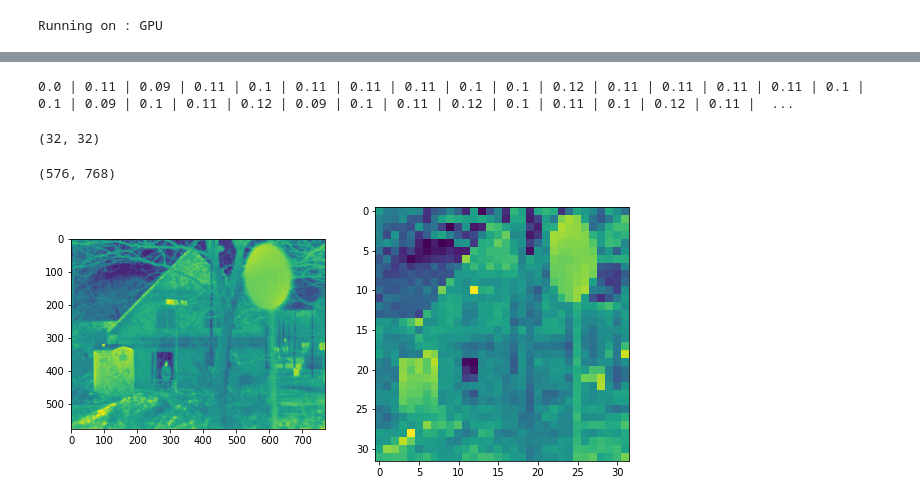
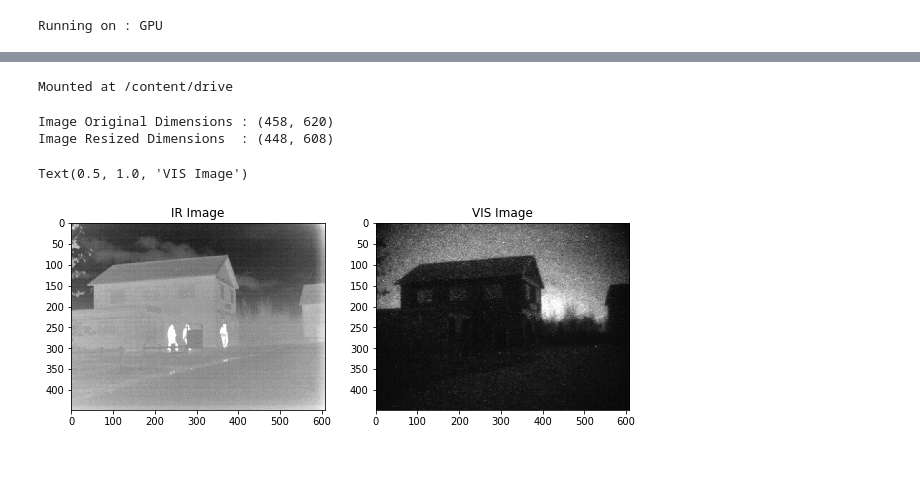
Before and after one commit to ParthikB/siamese, a Jupyter notebook: siamese_paper.ipynb, the cells around one changed output, grey strips where cells are left out. Drawn from its saved outputs; the diff is of its cells as text; code cells hidden in the pictures; blank space fills up the shorter version.

```diff
--- a/siamese_paper.ipynb
+++ b/siamese_paper.ipynb
@@ -262,5 +266,0 @@ sns.heatmap(map)
-# %%
-for i in range(100):
-  print(round(map[0][i], 2), end=' | ')
-# %% [output]
-0.0 | 0.11 | 0.09 | 0.11 | 0.1 | 0.11 | 0.11 | 0.11 | 0.1 | 0.1 | 0.12 | 0.11 | 0.11 | 0.11 | 0.11 | 0.1 | 0.1 | 0.09 | 0.1 | 0.11 | 0.12 | 0.09 | 0.1 | 0.11 | 0.12 | 0.1 | 0.11 | 0.1 | 0.12 | 0.11 |  ...
@@ -275,18 +267,42 @@ irr = cv2.resize(ir, (32, 32))
-# %%
-irr.shape
-# %% [output]
-(32, 32)
-# %%
-plt.figure(figsize=(10, 10))
-
-plt.subplot(1, 2, 1)
-plt.imshow(ir)
-
-plt.subplot(1, 2, 2)
-plt.imshow(irr)
-
-print(ir.shape)
-# %% [output]
-(576, 768)
-[figure, removed]
+# %%
+from google.colab import drive
+drive.mount('/content/drive')
+# %% [output]
+Mounted at /content/drive
+# %%
+from PIL import Image
+import cv2
+
+def resize_image(img, row, col, slice):
+  return cv2.resize(img, (col-col%slice, row-row%slice))
+
+
+SLICE = 32
+
+ir = plt.imread('/content/drive/My Drive/Colab Notebooks/siamese_paper/dataset/IR.bmp')
+vis = plt.imread('/content/drive/My Drive/Colab Notebooks/siamese_paper/dataset/VIS.bmp')
+
+row, col = ir.shape
+print('Image Original Dimensions :', ir.shape)
+
+ir  = resize_image(ir,  row, col, slice=SLICE)
+vis = resize_image(vis, row, col, slice=SLICE)
+
+print('Image Resized Dimensions  :', ir.shape)
+ROW, COL = ir.shape
+
+plt.figure(figsize=(10, 10))
+
+plt.subplot(1, 2, 1)
+plt.imshow(ir, cmap='gray')
+plt.title('IR Image')
+
+plt.subplot(1, 2, 2)
+plt.imshow(vis, cmap='gray')
+plt.title('VIS Image')
+# %% [output]
+Image Original Dimensions : (458, 620)
+Image Resized Dimensions  : (448, 608)
+Text(0.5, 1.0, 'VIS Image')
+[figure, added]
 # %%
```
Also changed, not shown: parts of 23 cells of this notebook.
